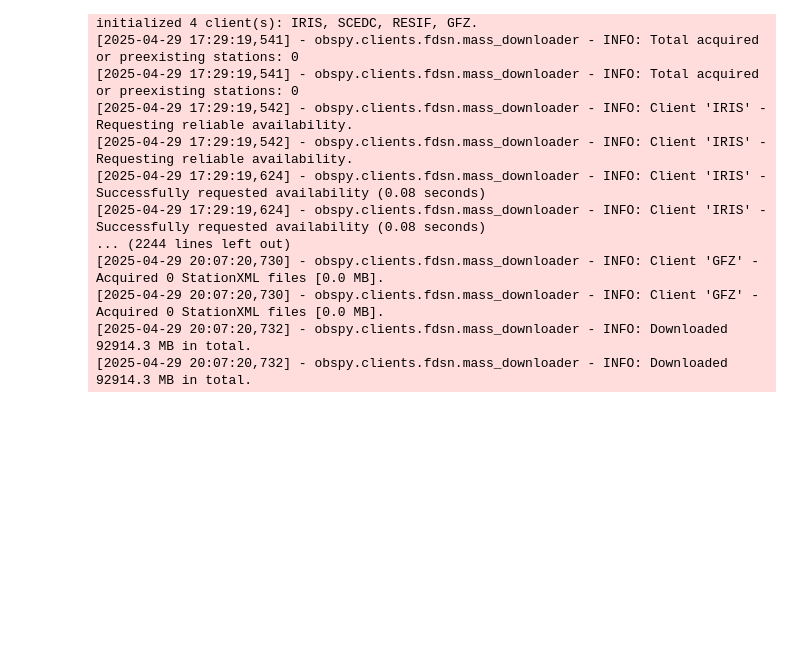
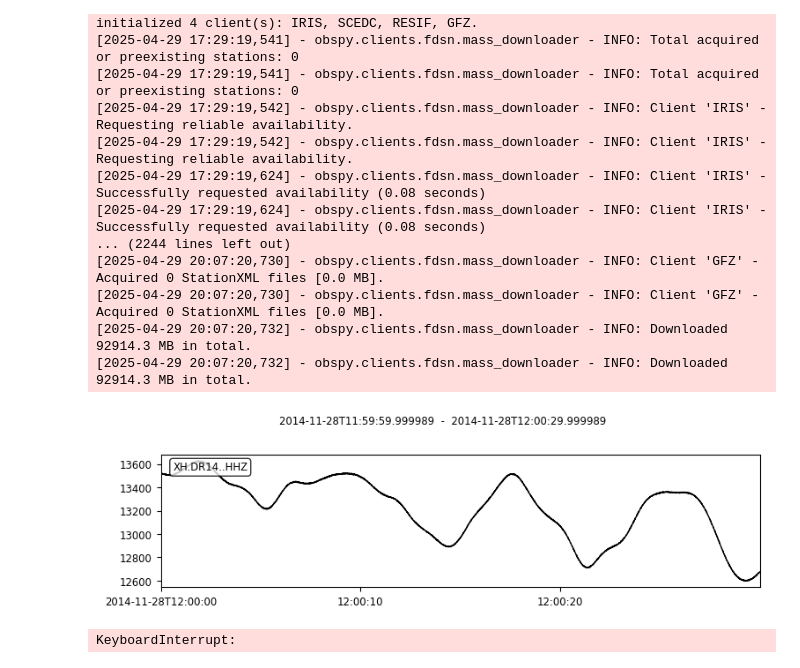
Before and after one commit to moonsaint99/RIS_icequakes, a Jupyter notebook: data_download.ipynb, the cells around one changed output. Drawn from its saved outputs; the diff is of its cells as text; code cells hidden in the pictures; blank space fills up the shorter version.

Commit message:
completed 1st pass of download, on-the-fly pre-processing, and event detection

```diff
--- a/data_download.ipynb
+++ b/data_download.ipynb
@@ -91,0 +94,16 @@ with ThreadPoolExecutor() as ex:
+# %%
+import obspy as op
+from download.otf import process_otf
+st = op.read('outputs/raw_data_cache/20141128/XH_DR14/HHZ.mseed')
+st = st.trim(starttime=op.UTCDateTime(2014, 11, 28, 12, 0, 0),
+             endtime=op.UTCDateTime(2014, 11, 28, 12, 0, 30))
+st.plot()
+
+tr = op.read('outputs/raw_data_cache/20141128/XH_DR14/HHZ.mseed')[0]
+tr = process_otf(tr, fs = 50, pre_filt=[4, 5, 20, 22])
+tr.trim(starttime=op.UTCDateTime(2014, 11, 28, 12, 0, 0),
+        endtime=op.UTCDateTime(2014, 11, 28, 12, 0, 30))
+tr.plot()
+# %% [output]
+[figure, added]
+KeyboardInterrupt:
```
Also changed, not shown: parts of 2 cells of this notebook, 6 other files.
